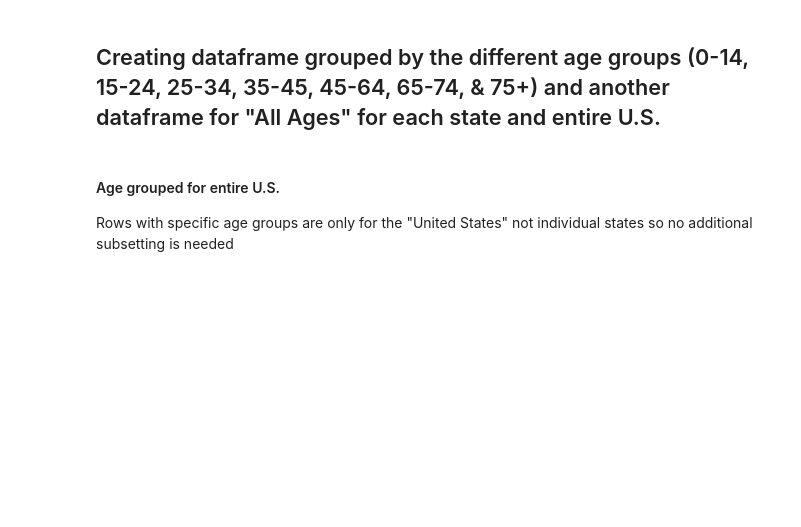
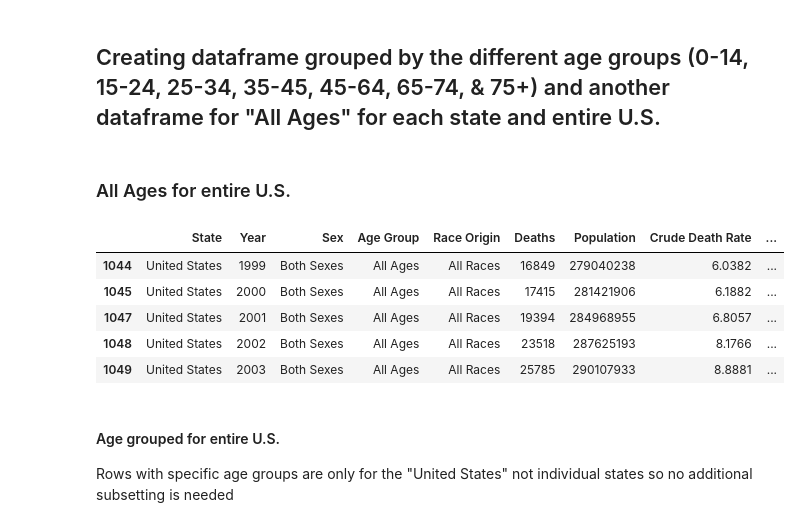
Before and after one commit to cwaggles/TOOL1_FINAL_PROJECT, a Jupyter notebook: Data Science Tools 1 - Final Project.ipynb, the cells around one changed output. Drawn from its saved outputs; the diff is of its cells as text; code cells hidden in the pictures; blank space fills up the shorter version.

```diff
--- a/Data Science Tools 1 - Final Project.ipynb
+++ b/Data Science Tools 1 - Final Project.ipynb
@@ -146,6 +146,19 @@ drug_mort['Race Origin'] = drug_mort['Race Origin'].str.replace('Non-Hispanic',
 # %%
 #use to see the different age groups in column
 #drug_mort['Age Group'].sample(50)
+# %% [markdown]
+### All Ages for entire U.S.
+# %%
+allages_us = drug_mort[drug_mort["Age Group"]=="All Ages"]
+allages_us = allages_us[allages_us["State"]=="United States"]
+allages_us.head()
+# %% [output]
+|  | State | Year | Sex | Age Group | Race Origin | Deaths | Population | Crude Death Rate | ... |
+| 1044 | United States | 1999 | Both Sexes | All Ages | All Races | 16849 | 279040238 | 6.0382 | ... |
+| 1045 | United States | 2000 | Both Sexes | All Ages | All Races | 17415 | 281421906 | 6.1882 | ... |
+| 1047 | United States | 2001 | Both Sexes | All Ages | All Races | 19394 | 284968955 | 6.8057 | ... |
+| 1048 | United States | 2002 | Both Sexes | All Ages | All Races | 23518 | 287625193 | 8.1766 | ... |
+| 1049 | United States | 2003 | Both Sexes | All Ages | All Races | 25785 | 290107933 | 8.8881 | ... |
 # %% [markdown]
 #### Age grouped for entire U.S.
 
```
Also changed, not shown: parts of 1 cell of this notebook.
